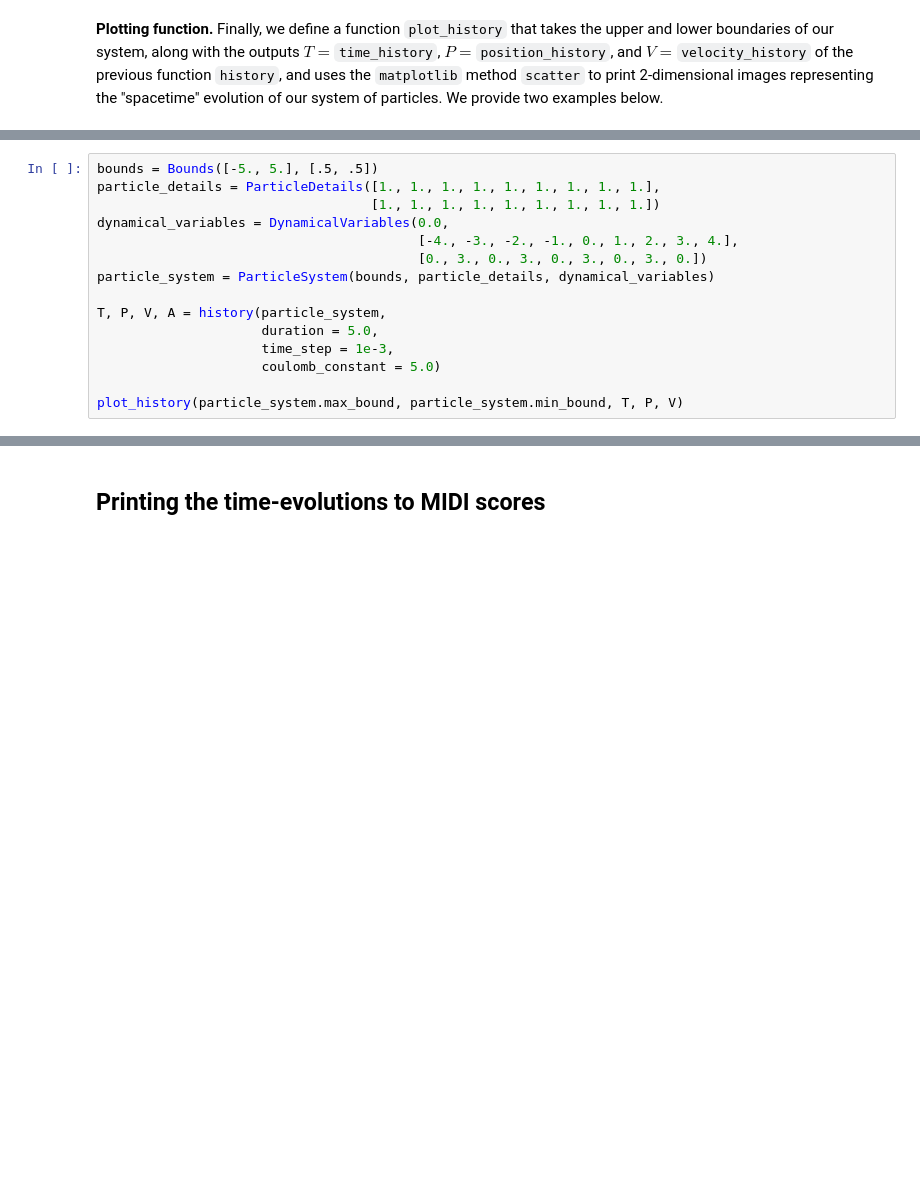
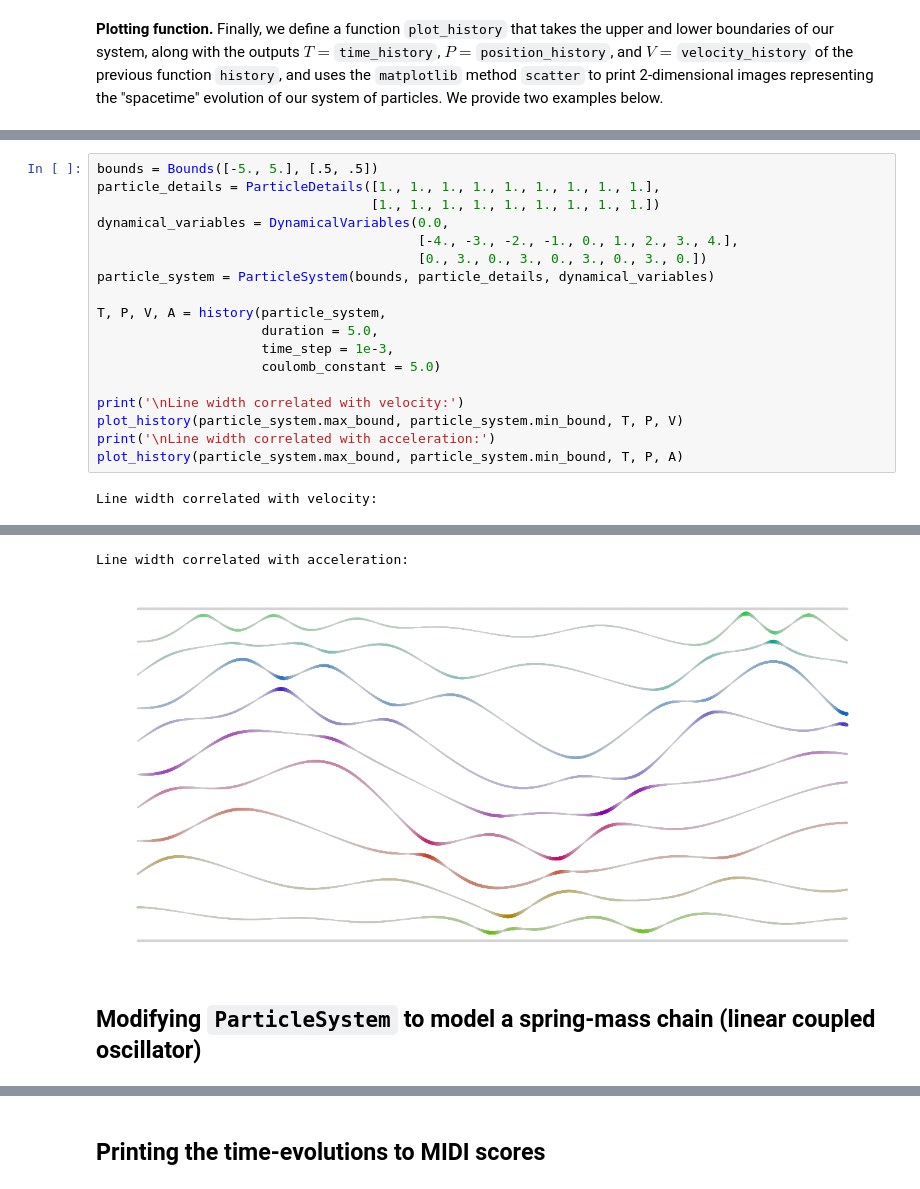
Before and after one commit to TYLERSFOSTER/For_Voice_Leader_-_DISPL, a Jupyter notebook: Voice Leading from the Dynamics of Charged Particles.ipynb, the cells around one changed output, grey strips where cells are left out. Drawn from its saved outputs; the diff is of its cells as text; blank space fills up the shorter version.

```diff
--- a/Voice Leading from the Dynamics of Charged Particles.ipynb
+++ b/Voice Leading from the Dynamics of Charged Particles.ipynb
@@ -533,17 +539,25 @@ To give a better example of what the code is capable of, we also provide an exam
 # %%
 bounds = Bounds([-5., 5.], [.5, .5])
 particle_details = ParticleDetails([1., 1., 1., 1., 1., 1., 1., 1., 1.],
                                    [1., 1., 1., 1., 1., 1., 1., 1., 1.])
 dynamical_variables = DynamicalVariables(0.0,
                                          [-4., -3., -2., -1., 0., 1., 2., 3., 4.],
                                          [0., 3., 0., 3., 0., 3., 0., 3., 0.])
 particle_system = ParticleSystem(bounds, particle_details, dynamical_variables)
 
 T, P, V, A = history(particle_system,
                      duration = 5.0,
                      time_step = 1e-3,
                      coulomb_constant = 5.0)
 
+print('\nLine width correlated with velocity:')
 plot_history(particle_system.max_bound, particle_system.min_bound, T, P, V)
+print('\nLine width correlated with acceleration:')
+plot_history(particle_system.max_bound, particle_system.min_bound, T, P, A)
 # %% [output]
+Line width correlated with velocity:
 [figure]
+Line width correlated with acceleration:
+[figure, added]
+# %% [markdown]
+## Modifying `ParticleSystem` to model a spring-mass chain (linear coupled oscillator)
```
Also changed, not shown: parts of 20 cells of this notebook.
